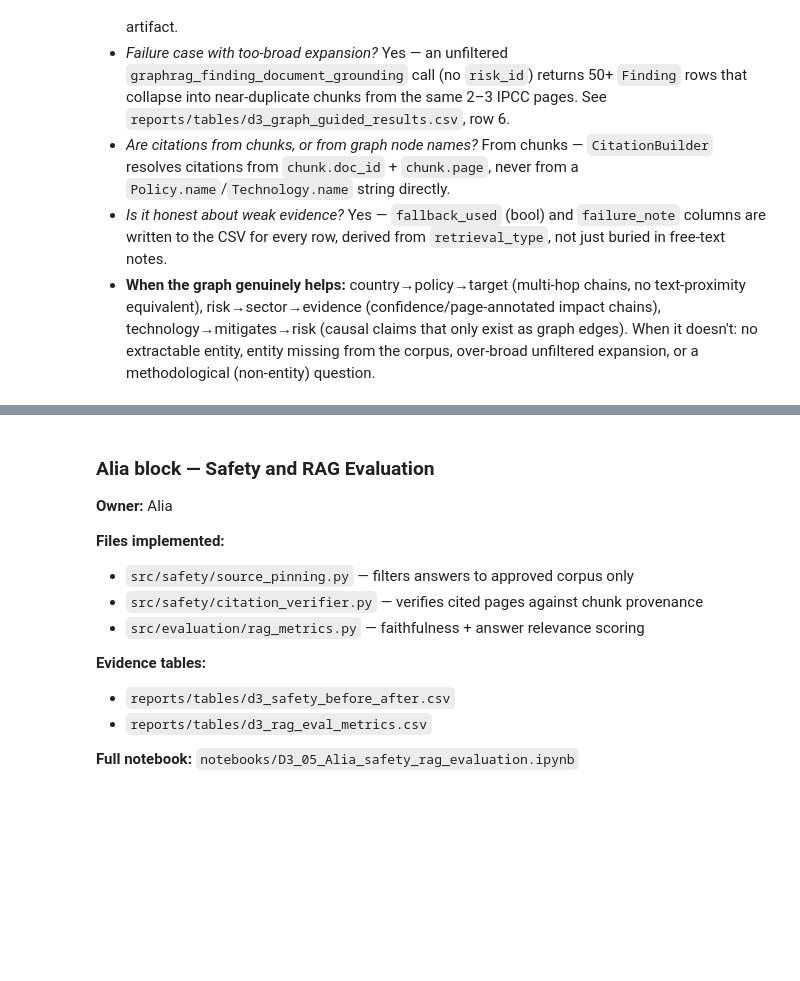
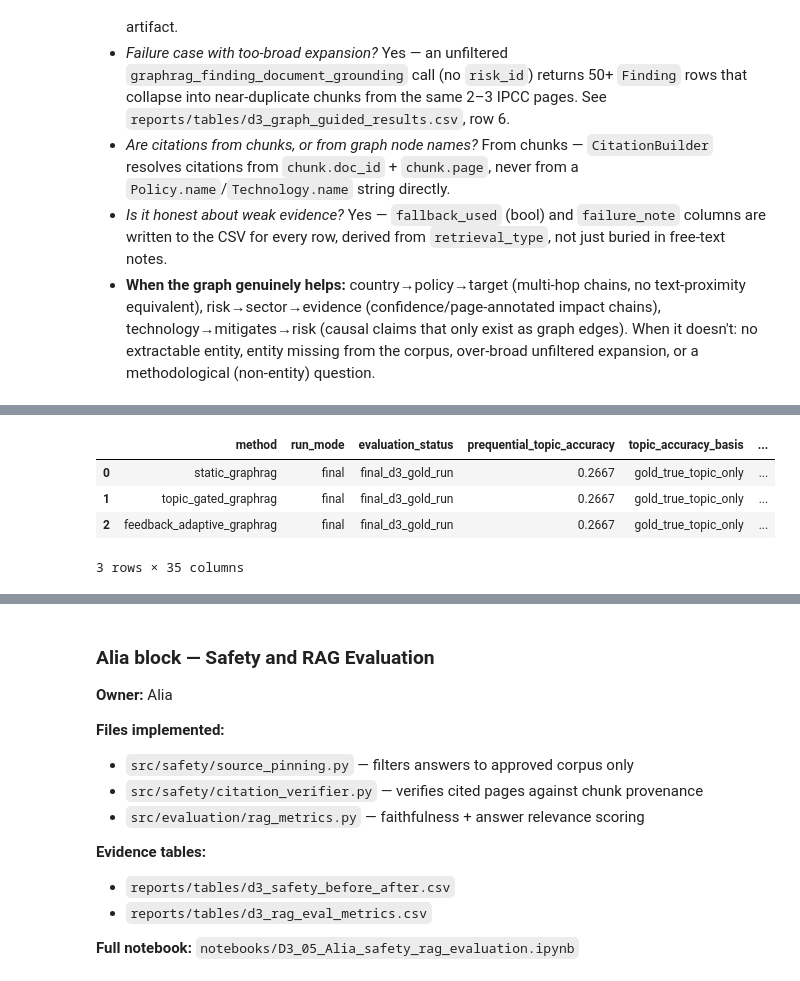
Before and after one commit to Aya15155/climate_evidence_graphrag_agent, a Jupyter notebook: notebooks/D3_graphrag_eval_safety.ipynb, the cells around one changed output, grey strips where cells are left out. Saved outputs shown, nothing was run; the diff lists cells and outputs as text; code cells hidden in the pictures; blank space fills up the shorter version.

```diff
--- a/notebooks/D3_graphrag_eval_safety.ipynb
+++ b/notebooks/D3_graphrag_eval_safety.ipynb
@@ -338,0 +499,25 @@ TODO after implementation:
+# %%
+from pathlib import Path
+import pandas as pd
+
+try:
+    from IPython.display import display
+except Exception:
+    display = print
+
+ROOT = Path.cwd().resolve()
+if ROOT.name.lower() in {'notebooks', 'notebook'}:
+    ROOT = ROOT.parent
+
+comparison_path = ROOT / 'reports' / 'tables' / 'd3_online_retrieval_comparison.csv'
+per_query_path = ROOT / 'reports' / 'tables' / 'd3_online_retrieval_per_query.csv'
+feedback_path = ROOT / 'reports' / 'tables' / 'd3_online_feedback_events.csv'
+
+comparison = pd.read_csv(comparison_path)
+display(comparison)
+# %% [output]
+|  | method | run_mode | evaluation_status | prequential_topic_accuracy | topic_accuracy_basis | ... |
+| 0 | static_graphrag | final | final_d3_gold_run | 0.2667 | gold_true_topic_only | ... |
+| 1 | topic_gated_graphrag | final | final_d3_gold_run | 0.2667 | gold_true_topic_only | ... |
+| 2 | feedback_adaptive_graphrag | final | final_d3_gold_run | 0.2667 | gold_true_topic_only | ... |
+3 rows × 35 columns
```
Also changed, not shown: parts of 22 cells of this notebook, 33 other files.
